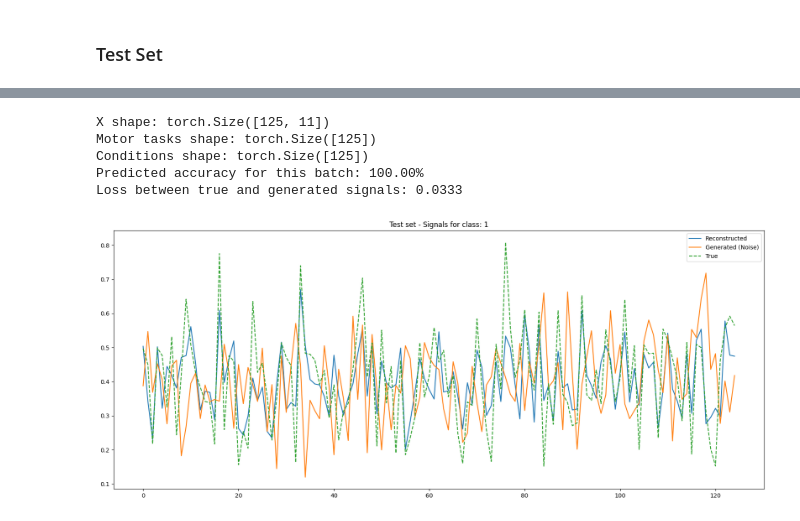
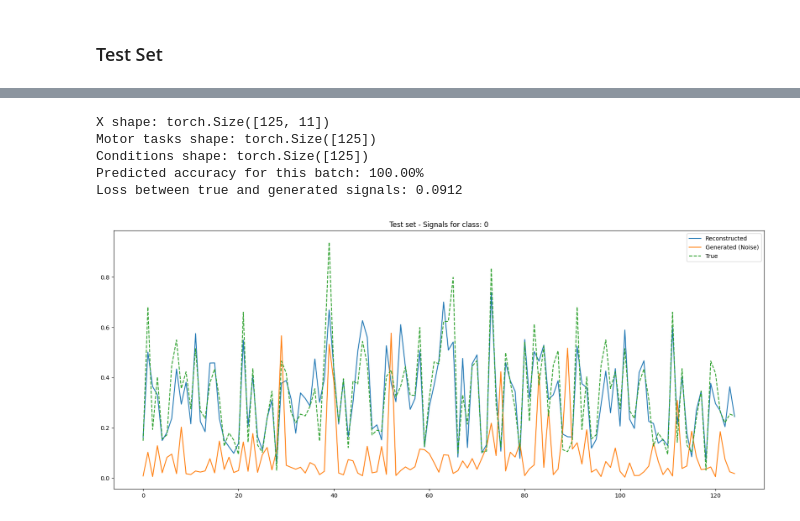
Before and after one commit to D-dolo/IET06-CVae, a Jupyter notebook: Implementation.ipynb, the cells around one changed output, grey strips where cells are left out. Drawn from its saved outputs; the diff is of its cells as text; code cells hidden in the pictures.

```diff
--- a/Implementation.ipynb
+++ b/Implementation.ipynb
@@ -495,13 +695,0 @@ def compute_feature_extraction(method: str):
-# %%
-method = 'Hurst' # 'Hurst / 'CD' / 'KolmEn' / 'KolmEn_LE' / 'DFA'
-
-if (method != ''):
-    features_extracted = compute_feature_extraction(method=method)
-
-    # Convert Hurst Exponents to DataFrame for easier analysis
-    if(method != 'DFA'):
-        features_extracted = pd.DataFrame.from_dict(features_extracted, orient='index', columns=merged_df.columns)
-
-    merged_df = features_extracted
-
-print(f"Shape: {merged_df.shape}")
@@ -598,7 +784,7 @@ if(method != 'DFA' and method != 'Hurts'):
     merged_df = scale_values(merged_df, scaler)
 
 # Split the dataset into train and test sets
-train_df, test_df = train_test_split(merged_df, test_size=0.2, random_state=2047315)
+train_df, test_df = train_test_split(merged_df, test_size=0.2, shuffle=True, random_state=2047315)
 
 # Create custom datasets and data loaders
 train_dataset = CustomDataset(pd.DataFrame(train_df))
@@ -749,10 +935,10 @@ num_classes_unhealthy = 12                  # Dimension of the motor task variab
 
 # Training hyperparameters
 lr = 1e-3                                   # Learning rate
-num_epochs = 1000                           # Number of epochs
-num_epochs_to_print = min(20, num_epochs)   # Print at most 20 epochs or the total number of epochs if less than 20
+num_epochs = 200                            # Number of epochs
+num_epochs_to_print = min(10, num_epochs)   # Print at most 20 epochs or the total number of epochs if less than 20
 kl_weight = 0.00025                         # KL Divergence weight
-beta = 1                                    # Beta value for the beta-VAE. If beta = 1, it's a regular VAE | https://arxiv.org/pdf/1804.03599.pdf
+beta = 3                                    # Beta value for the beta-VAE. If beta = 1, it's a regular VAE | https://arxiv.org/pdf/1804.03599.pdf
 # %%
 cvae = CVAE(num_features, latent_dim, output_dim, num_classes=num_classes, device=device)
 cvae = cvae.to(device=device)
@@ -1103,7 +1287,7 @@ dict_chann = {'Fc1': 2, 'Cp6': 10} # C3 is 2nd channel, Cp5 is 10th channel
 # Variables to tweak for plotting
 channel_to_show = dict_chann['Fc1']
 len_signal = 125
-class_to_reconstruct = 1 # Healthy = 0 / Unhealthy = 1
+class_to_reconstruct = 0 # Healthy = 0 / Unhealthy = 1
 
 while current_sample_count < len_signal:
     try:
@@ -1223,7 +1407,7 @@ dict_chann = {'Fc1': 2, 'Cp6': 10} # C3 is 2nd channel, Cp5 is 10th channel
 # Variables to tweak for plotting
 channel_to_show = dict_chann['Fc1']
 len_signal = 125
-class_to_reconstruct = 1 # Healthy = 0 / Unhealthy = 1
+class_to_reconstruct = 0 # Healthy = 0 / Unhealthy = 1
 
 while current_sample_count < len_signal:
     try:
@@ -1266,32 +1450,32 @@ total_samples += conditions_concatenated.size(0)
 # Get the reconstructed data
 reconstructed_data, _, _ = cvae(x_concatenated, conditions_concatenated)
 
 # Generate samples from random noise
 y_oh = torch.nn.functional.one_hot(torch.zeros(len_signal, dtype=torch.long, device=device), num_classes=num_classes)
 generated_samples = cvae.sample(len_signal, y_oh)
 
 # Calculate loss between the true and generated signals
 reconstruction_loss = criterion(generated_samples, x_concatenated)
 
 # Calculate and plot the summed signals
 x_concatenated = x_concatenated.detach().cpu().numpy()
 generated_samples = generated_samples.detach().cpu().numpy()
 reconstructed_data = reconstructed_data.detach().cpu().numpy()
 
 # Plot the true and generated signals
 print("Predicted accuracy for this batch: {:.2f}%".format(correct_predictions / total_samples * 100))
 print("Loss between true and generated signals: {:.4f}".format(reconstruction_loss))
 plt.figure(figsize=(20, 8))
 plt.plot(reconstructed_data[:, channel_to_show], label='Reconstructed', linestyle='-')
 plt.plot(generated_samples[:, channel_to_show], label='Generated (Noise)')
 plt.plot(x_concatenated[:, channel_to_show], label='True', linestyle='--')
 plt.title(F"Test set - Signals for class: {class_to_reconstruct}")
 plt.legend()
 plt.show()
 # %% [output]
 X shape: torch.Size([125, 11])
 Motor tasks shape: torch.Size([125])
 Conditions shape: torch.Size([125])
 Predicted accuracy for this batch: 100.00%
-Loss between true and generated signals: 0.0333
+Loss between true and generated signals: 0.0912
-[figure, old version]
+[figure, new version]
```
Also changed, not shown: parts of 16 cells of this notebook.
